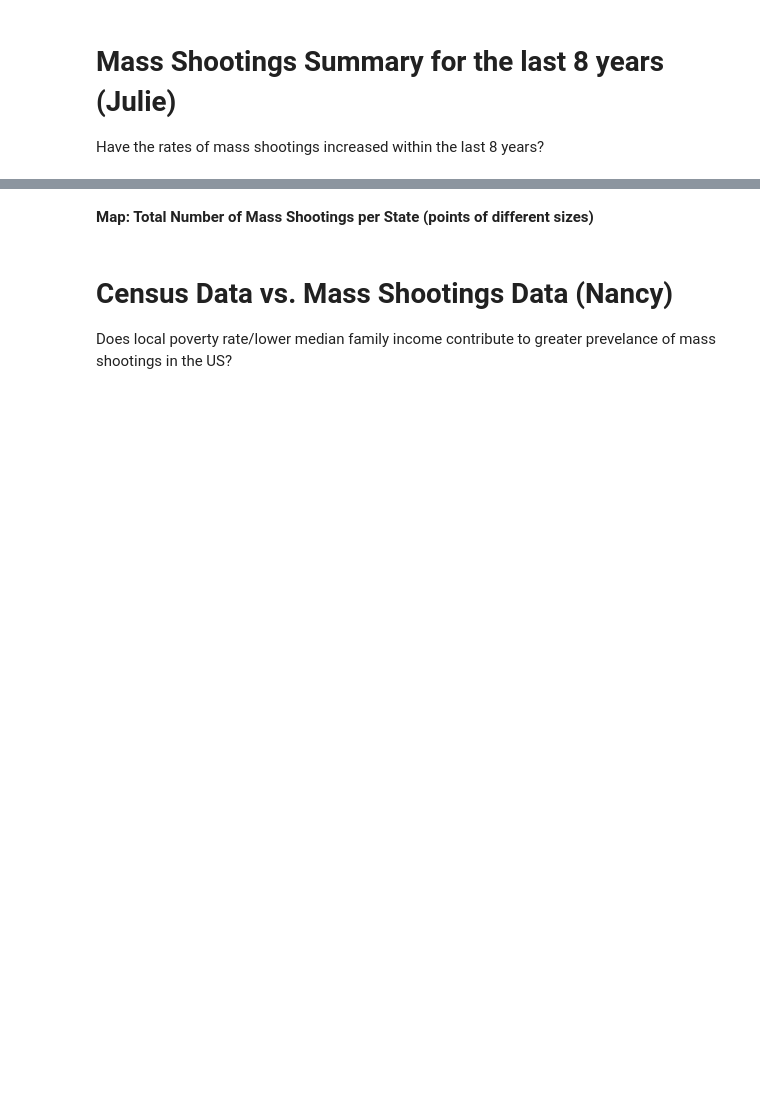
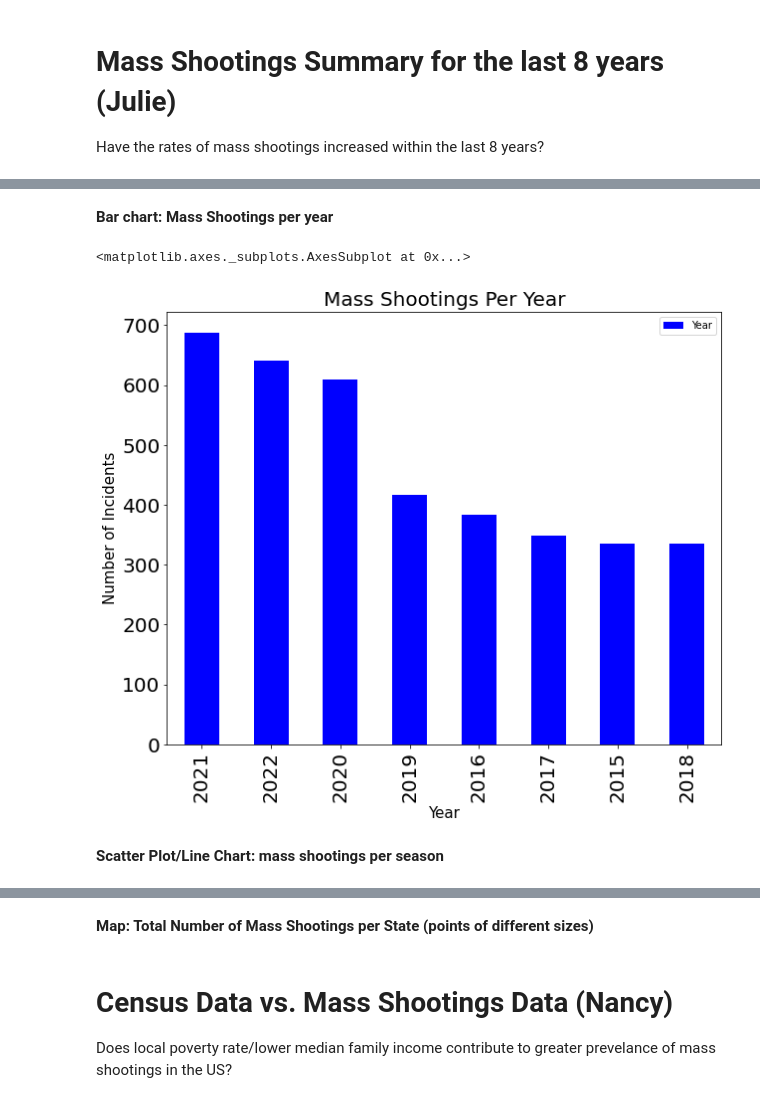
Before and after one commit to leah-apking/project1-mass-shootings, a Jupyter notebook: Project 1_instructions .ipynb, the cells around one changed output, grey strips where cells are left out. Saved outputs shown, nothing was run; the diff lists cells and outputs as text; code cells hidden in the pictures; blank space fills up the shorter version.

```diff
--- a/Project 1_instructions .ipynb
+++ b/Project 1_instructions .ipynb
@@ -50,0 +100,4 @@ Have the rates of mass shootings increased within the last 8 years?
+# %%
+# Creating a separate column to store Year
+mass_shoot_df["Year"] = pd.to_datetime(mass_shoot_df["Incident Date"]).dt.year
+mass_shoot_df.head()
@@ -50,0 +131,5 @@ Have the rates of mass shootings increased within the last 8 years?
+# %%
+# Create a dataframe to store number of incidents per year
+mass_shoot_by_year = mass_shoot_df["Year"].value_counts()
+mass_shoot_by_year_df = pd.DataFrame(mass_shoot_by_year)
+mass_shoot_by_year_df
@@ -51,3 +146,17 @@ Have the rates of mass shootings increased within the last 8 years?
+# %% [markdown]
+**Bar chart: Mass Shootings per year**
+# %%
+# Create a bar chart to display Total Mass Shootings per year
+bar_chart_per_year = mass_shoot_by_year_df.plot(kind="bar", color="blue", figsize =(10,8))
+bar_chart_per_year.set_title("Mass Shootings Per Year", fontsize = 20)
+bar_chart_per_year.set_xlabel("Year", fontsize = 15)
+bar_chart_per_year.set_ylabel("Number of Incidents", fontsize = 15)
+bar_chart_per_year
+# %% [output]
+<matplotlib.axes._subplots.AxesSubplot at 0x...>
+[figure, added]
+# %% [markdown]
+**Scatter Plot/Line Chart: mass shootings per season**
 # %%
 # Calculate the total number of mass shootings per season/month
 # %%
```
Also changed, not shown: parts of 14 cells of this notebook, 1 other file.
